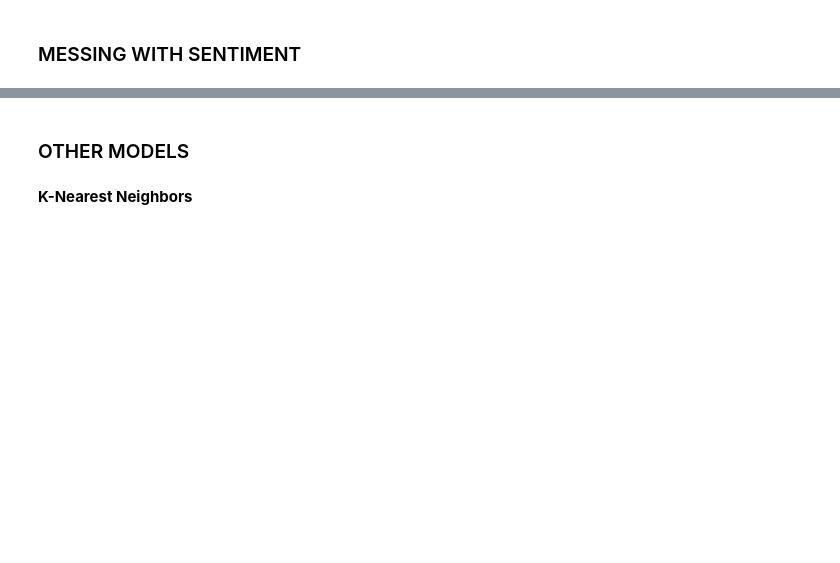
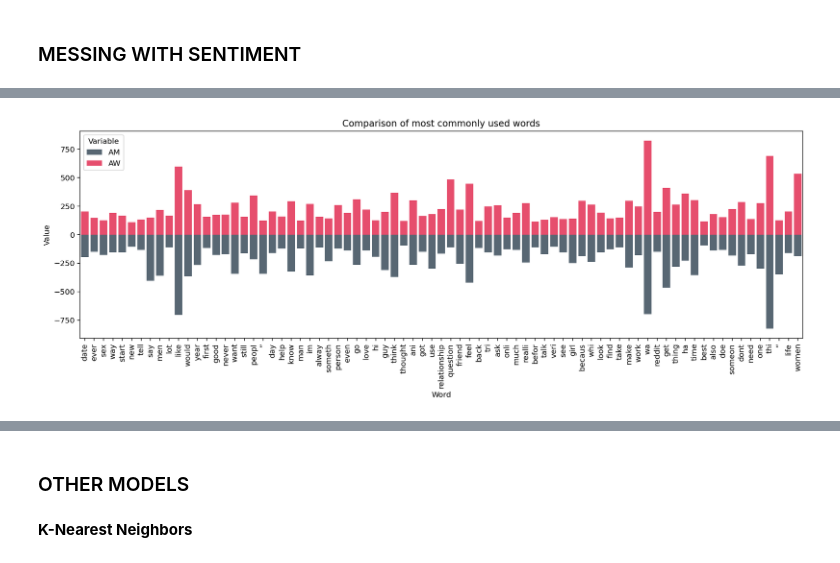
Before and after one commit to Marrrta/nlp_author_gender, a Jupyter notebook: Project_3-MartaLew-gender.ipynb, the cells around one changed output, grey strips where cells are left out. Saved outputs shown, nothing was run; the diff lists cells and outputs as text; code cells hidden in the pictures; blank space fills up the shorter version.

```diff
--- a/Project_3-MartaLew-gender.ipynb
+++ b/Project_3-MartaLew-gender.ipynb
@@ -590,0 +428,10 @@ FreqDist({'I': 1728, 'removed': 619, 'like': 307, "'s": 276, "n't": 265, 'What':
+# %%
+lemmatizer = WordNetLemmatizer()
+stemmer = PorterStemmer()
+AM_tokens = word_tokenize(AM_posts_corpus.lower()+AM_comments_corpus.lower())
+AM_stem_tokens = [stemmer.stem(token) for token in AM_tokens]
+AM_stem_tokens_no_stops = [token for token in AM_stem_tokens if not token in stops]
+# %%
+AW_tokens = word_tokenize(AW_posts_corpus.lower()+AW_comments_corpus.lower())
+AW_stem_tokens = [stemmer.stem(token) for token in AW_tokens]
+AW_stem_tokens_no_stops = [token for token in AW_stem_tokens if not token in stops]
@@ -590,0 +447,17 @@ FreqDist({'I': 1728, 'removed': 619, 'like': 307, "'s": 276, "n't": 265, 'What':
+# %%
+AM_most_common = set([word for word, ct in FreqDist(AM_stem_tokens_no_stops).most_common(100)])
+AW_most_common = set([word for word, ct in FreqDist(AW_stem_tokens_no_stops).most_common(100)])
+
+AW_and_AM = set.intersection(AW_most_common, AM_most_common)
+# %%
+common_words = pd.DataFrame(np.array([list(AW_and_AM), [-FreqDist(AM_stem_tokens_no_stops)[word] for word in AW_and_AM],
+                             [FreqDist(AW_stem_tokens_no_stops)[word] for word in AW_and_AM]]).T,
+                             columns = ['word', 'AM', 'AW'])
+# %%
+fig, ax1 = plt.subplots(figsize=(17,5))
+tidy = common_words.melt(id_vars='word').rename(columns=str.title)
+sns.barplot(x='Word', y='Value', hue='Variable', data=tidy, ax = ax1, dodge = False, palette = ['#536878','#ff355e'])
+plt.title('Comparison of most commonly used words')
+plt.xticks(rotation = 90);
+# %% [output]
+[figure, added]
```
Also changed, not shown: parts of 221 cells of this notebook.
